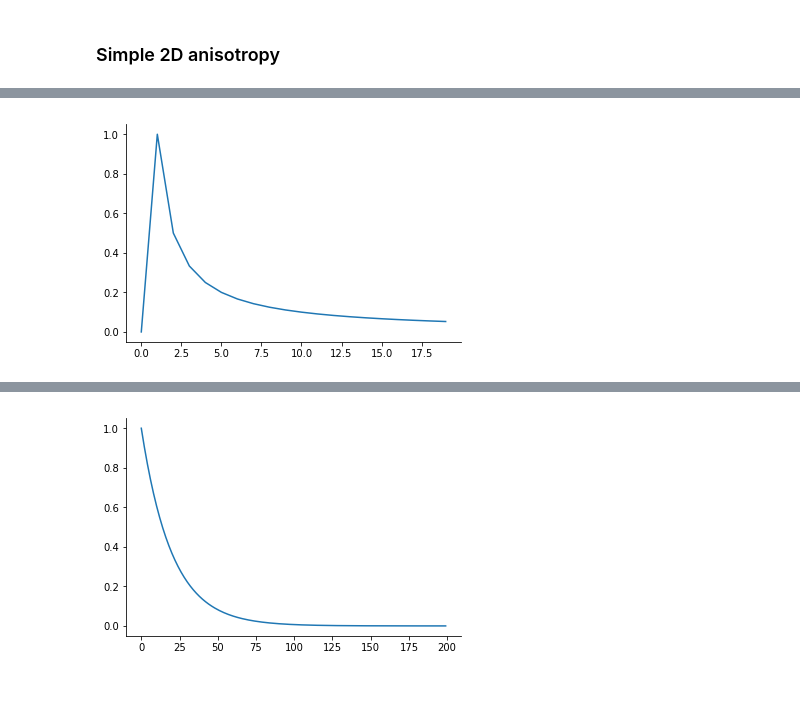
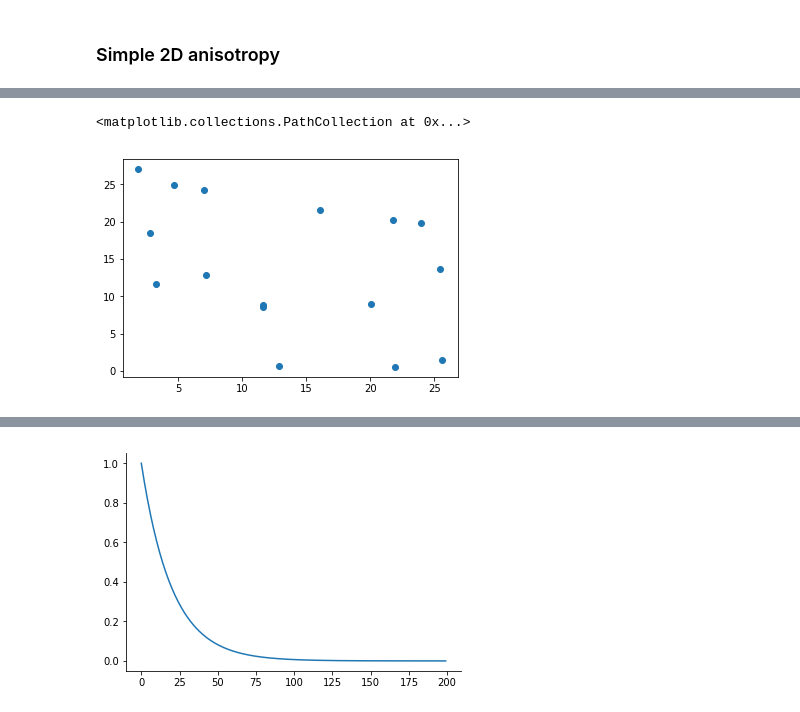
Before and after one commit to jamesjarlathlong/continuous, a Jupyter notebook: randomfield.ipynb, the cells around one changed output, grey strips where cells are left out. Cells and saved outputs as stored; diff of their text form; code cells hidden in the pictures.

```diff
--- a/randomfield.ipynb
+++ b/randomfield.ipynb
@@ -210,7 +229,15 @@ sns.heatmap(res.real[:,:,11]-res.real[:,:,12])
-# %%
-somenoise =
-# %% [output]
-[figure, removed]
+# %%
+def generate_sensor_coords(sizegrid):
+    return (np.random.uniform(0,sizegrid), np.random.uniform(0,sizegrid))
+def generate_random_network(sizegrid, num_sensors):
+    return [generate_sensor_coords(sizegrid)
+            for _ in range(num_sensors)]
+network = generate_random_network(30, 16)
+fig, ax = plt.subplots(1)
+ax.scatter([i[0] for i in network], [i[1] for i in network])
+# %% [output]
+<matplotlib.collections.PathCollection at 0x...>
+[figure, added]
 # %%
 invpsd = np.fft.ifft(psd)
 fig, ax = plt.subplots(1)
```
Also changed, not shown: parts of 18 cells of this notebook.
